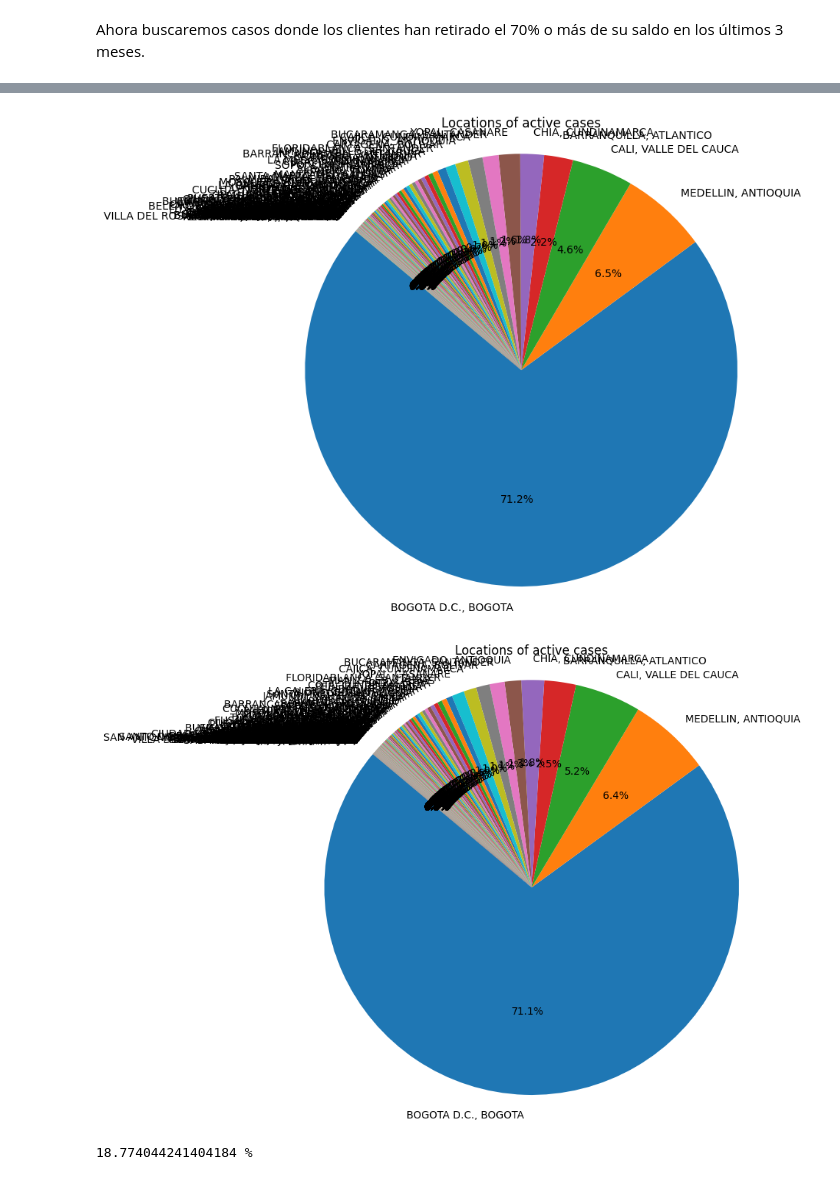
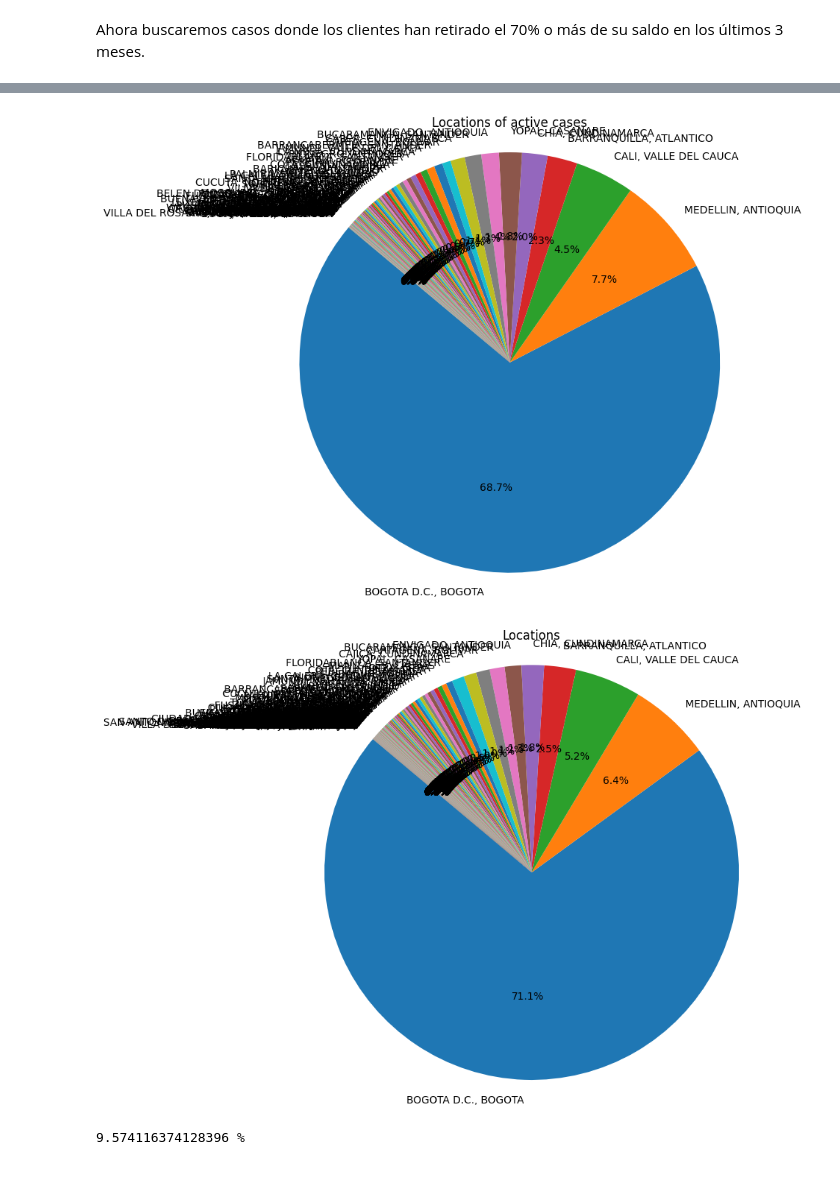
Before and after one commit to LER-Artema/skandia, a Jupyter notebook: skandia/modelo_predictivo.ipynb, the cells around one changed output, grey strips where cells are left out. Saved outputs shown, nothing was run; the diff lists cells and outputs as text; code cells hidden in the pictures.

```diff
--- a/skandia/modelo_predictivo.ipynb
+++ b/skandia/modelo_predictivo.ipynb
@@ -136,28 +136,45 @@ info_por_cliente.head(10)
 Ahora buscaremos casos donde los clientes han retirado el 70% o más de su saldo en los últimos 3 meses.
 # %%
 regex = r'^SALDO'
+
+
 def group_columns_by_regex(row, regex):
     selected_columns = row.filter(regex=regex)
     return selected_columns.tolist()
 
+
 mask_saldos = info_por_cliente.filter(regex=regex).sum(axis=1).isin([0])
 info_por_cliente = info_por_cliente[~mask_saldos]
 
-info_por_cliente['-70%'] = False
 info_por_cliente['edad'] = info_por_cliente['FecNacim']
 info_por_cliente = info_por_cliente.astype({'edad': 'str'})
 info_por_cliente['edad'] = info_por_cliente['edad'].str.slice(0, 4)
 info_por_cliente = info_por_cliente.astype({'edad': 'int'})
-info_por_cliente['edad'] = -(info_por_cliente['edad'] -2022)
+info_por_cliente['edad'] = -(info_por_cliente['edad'] - 2022)
 
-info_por_cliente.loc[info_por_cliente['SALDO_202206'] - info_por_cliente['SALDO_202210'] >= (
-            info_por_cliente['SALDO_202206'] * 0.30), '-70%'] = True
 
-info_por_cliente = pd.merge(info_por_cliente.explode('Contrato'), transferencias_promedio, on='Contrato', how='left').reset_index()
+def has_fallen(y):
+    y = [i for i in y if i > 0]
+    start = -4
+    if len(y) < 4:
+        start = -3
+    if len(y) < 3:
+        start = -2
+    if len(y) < 2:
+        return False
+
+    has_fallen = (y[start] - y[-1] ) >= (y[start] * 0.30)
+    return has_fallen
+
+
+
+
+info_por_cliente = pd.merge(info_por_cliente.explode('Contrato'), transferencias_promedio, on='Contrato',
+                            how='left').reset_index()
 
 # Agrupar por usuario y sumar los números asociados a los contratos
 info_por_cliente['Serie Saldos'] = info_por_cliente.apply(lambda row: group_columns_by_regex(row, regex), axis=1)
-# info_por_cliente['Serie Fechas'] = info_por_cliente.apply(lambda row: group_columns_by_regex(row, regex), axis=1)
+info_por_cliente['-70%'] = info_por_cliente['Serie Saldos'].apply(has_fallen)
 info_por_cliente.drop(
     columns=['index', 'Contrato'], inplace=True)
 
@@ -196,20 +213,20 @@ plt.axis('equal')  # Hace que el gráfico de pastel sea circular
 plt.title('Locations of active cases')
 plt.show()
 # %% [output]
-[figure, old version]
+[figure, new version]
 # %%
 counts = info_por_cliente['CIUDAD'].value_counts()
 
 # Crea un gráfico de pastel
 plt.figure(figsize=(8, 8))
 plt.pie(counts, labels=counts.index, autopct='%1.1f%%', startangle=140)
 plt.axis('equal')  # Hace que el gráfico de pastel sea circular
-plt.title('Locations of active cases')
+plt.title('Locations')
 plt.show()
 # %% [output]
-[figure, old version]
+[figure, new version]
 # %%
-porcentaje_de_casos = (len(casos_activos.index.values)) / ((len(info_por_cliente.index.values))*0.01 )
-print(str(porcentaje_de_casos) +' %')
+porcentaje_de_casos = (len(casos_activos.index.values)) / ((len(info_por_cliente.index.values)) * 0.01)
+print(str(porcentaje_de_casos) + ' %')
 # %% [output]
-18.774044241404184 %
+9.574116374128396 %
```
Also changed, not shown: parts of 15 cells of this notebook.
